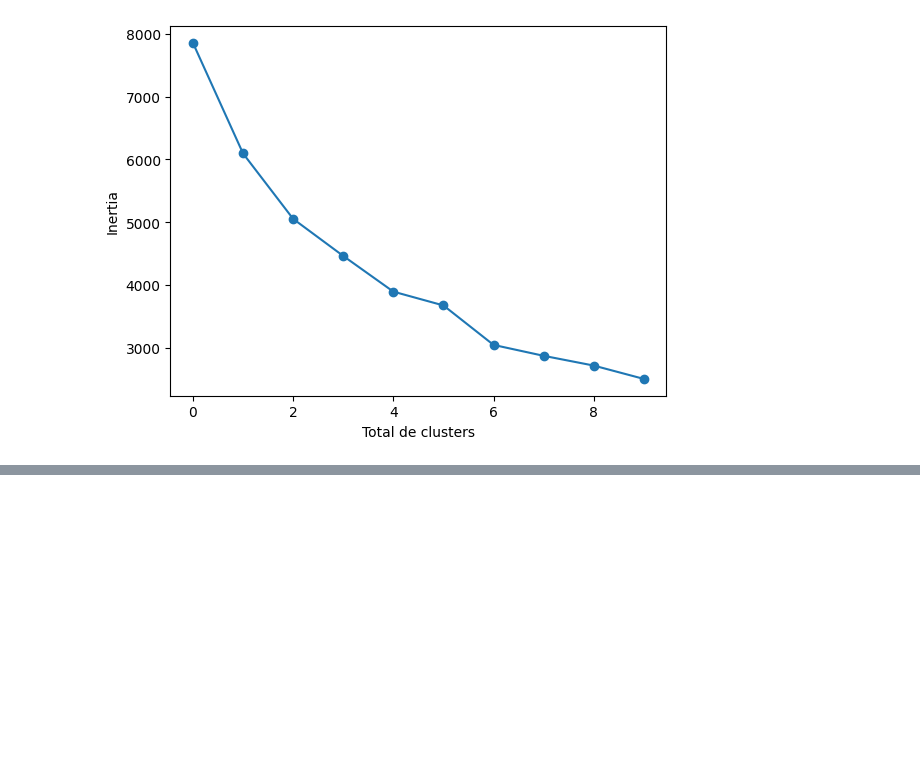
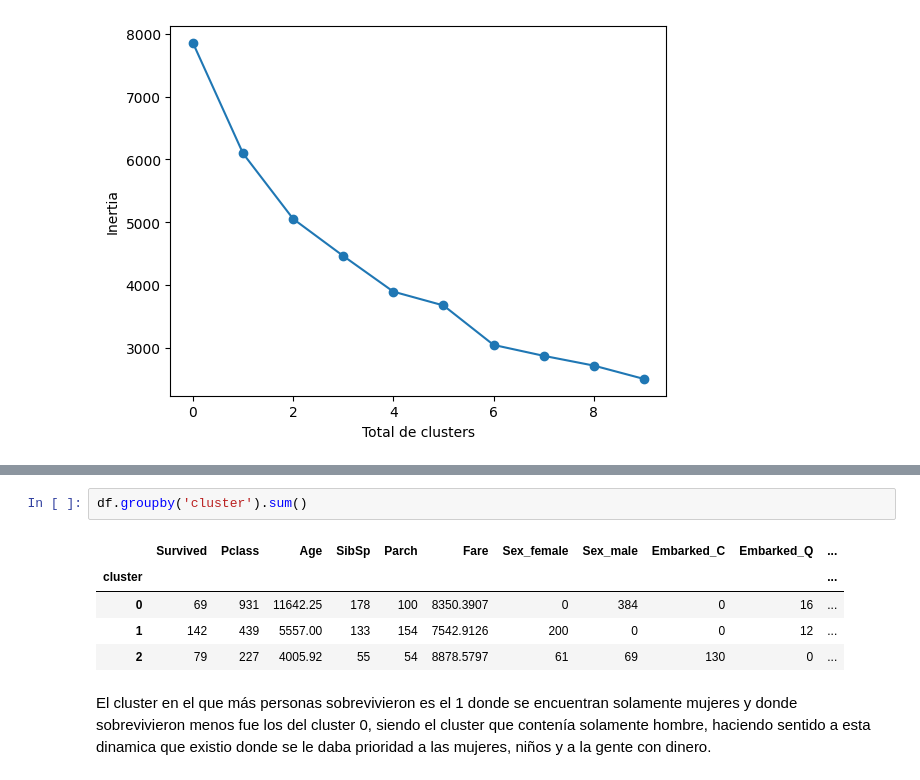
Before and after one commit to Rolando1708/Analisis_de_Aprendizaje_Estadistico, a Jupyter notebook: Parcial 4/TareaKMeansShap.ipynb, the cells around one changed output, grey strips where cells are left out. Saved outputs shown, nothing was run; the diff lists cells and outputs as text; blank space fills up the shorter version.

```diff
--- a/Parcial 4/TareaKMeansShap.ipynb
+++ b/Parcial 4/TareaKMeansShap.ipynb
@@ -159,0 +178,10 @@ df['cluster'] = pipeline.predict(df)
+# %%
+df.groupby('cluster').sum()
+# %% [output]
+|  | Survived | Pclass | Age | SibSp | Parch | Fare | Sex_female | Sex_male | Embarked_C | Embarked_Q | ... |
+| cluster |  |  |  |  |  |  |  |  |  |  | ... |
+| 0 | 69 | 931 | 11642.25 | 178 | 100 | 8350.3907 | 0 | 384 | 0 | 16 | ... |
+| 1 | 142 | 439 | 5557.00 | 133 | 154 | 7542.9126 | 200 | 0 | 0 | 12 | ... |
+| 2 | 79 | 227 | 4005.92 | 55 | 54 | 8878.5797 | 61 | 69 | 130 | 0 | ... |
+# %% [markdown]
+El cluster en el que más personas sobrevivieron es el 1 donde se encuentran solamente mujeres y donde sobrevivieron menos fue los del cluster 0, siendo el cluster que contenía solamente hombre, haciendo sentido a esta dinamica que existio donde se le daba prioridad a las mujeres, niños y a la gente con dinero.
```
Also changed, not shown: parts of 11 cells of this notebook.
